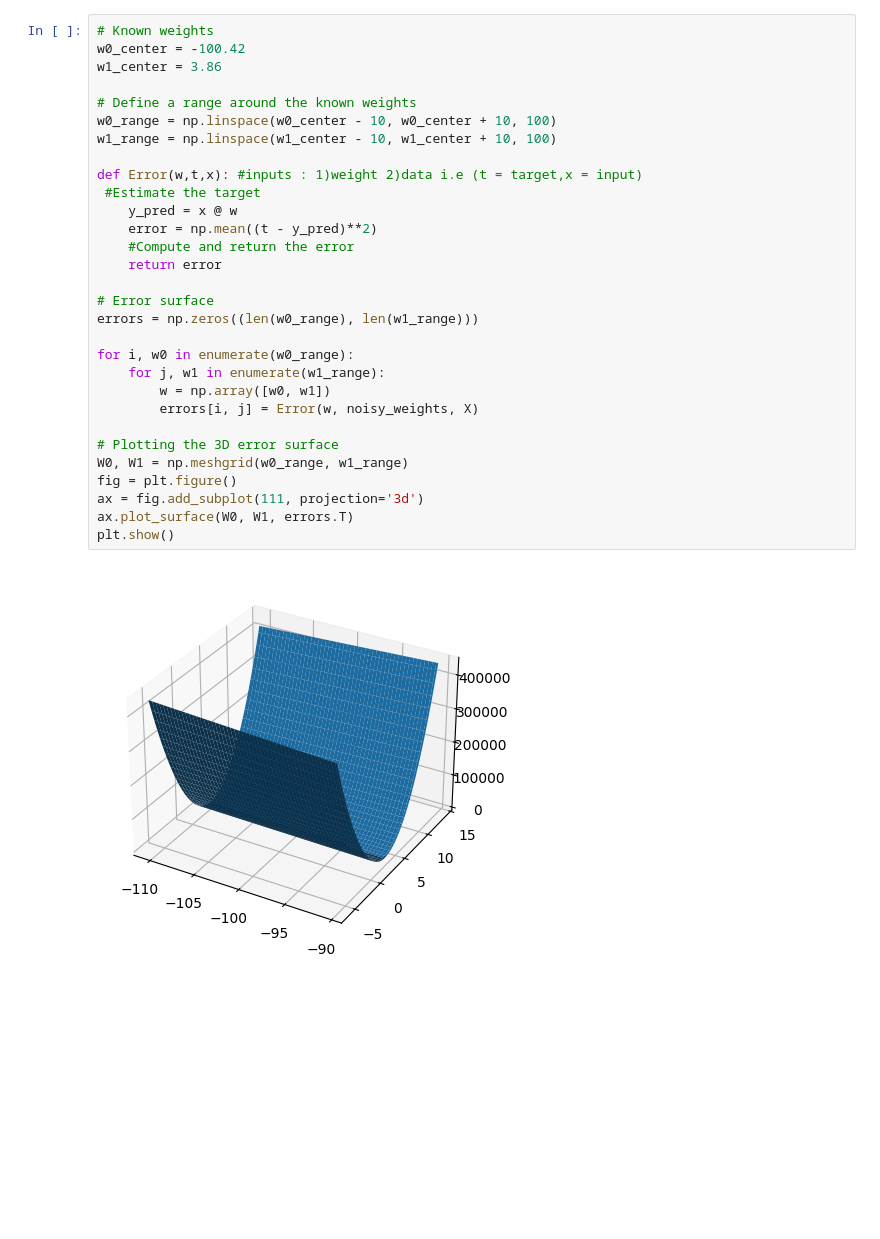
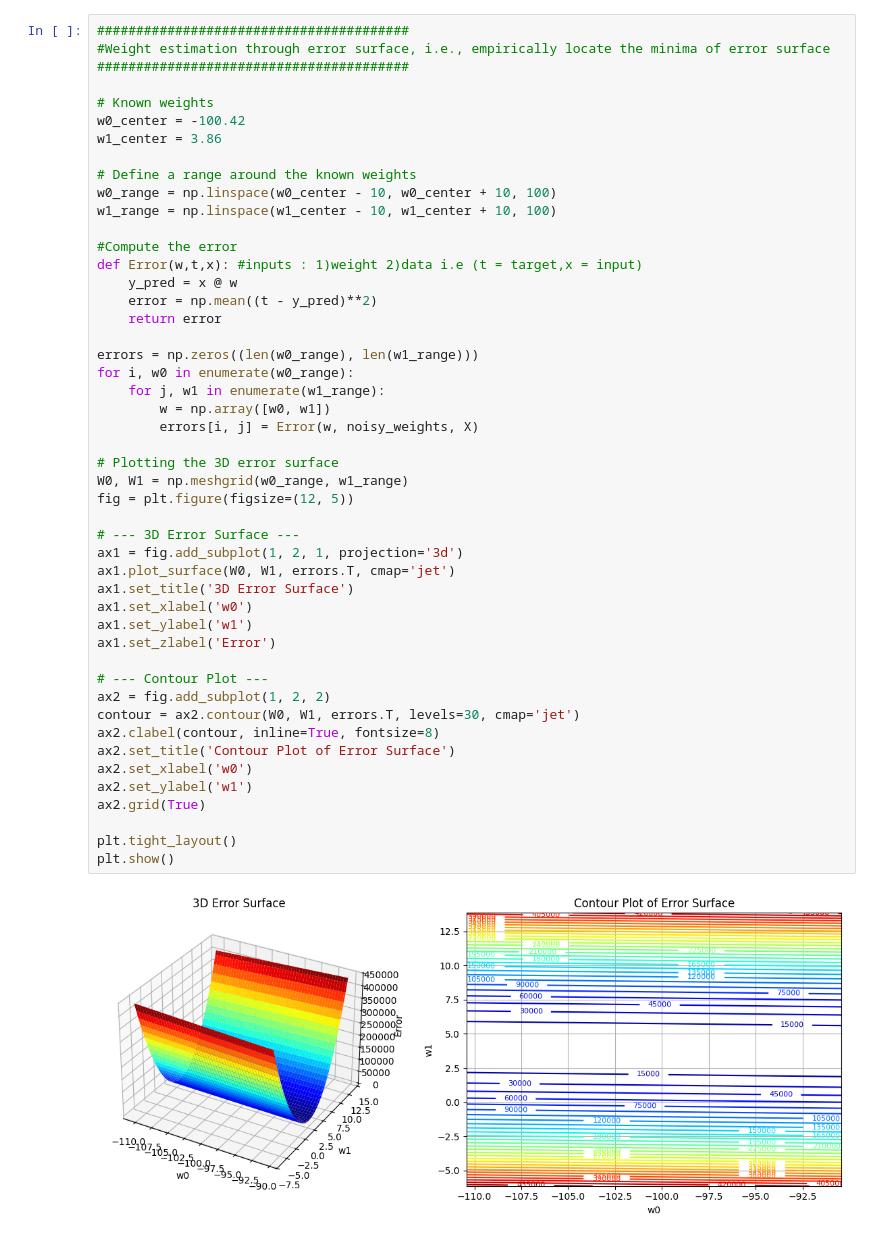
Before and after one commit to bhsh200/jpmc-case-study, a Jupyter notebook: Part1.ipynb, the cells around one changed output. Cells and saved outputs as stored; diff of their text form; blank space fills up the shorter version.

```diff
--- a/Part1.ipynb
+++ b/Part1.ipynb
@@ -65,32 +56,50 @@ plt.show()
 # %%
+########################################
+#Weight estimation through error surface, i.e., empirically locate the minima of error surface
+########################################
+
 # Known weights
 w0_center = -100.42
 w1_center = 3.86
 
 # Define a range around the known weights
 w0_range = np.linspace(w0_center - 10, w0_center + 10, 100)
 w1_range = np.linspace(w1_center - 10, w1_center + 10, 100)
 
+#Compute the error
 def Error(w,t,x): #inputs : 1)weight 2)data i.e (t = target,x = input)
- #Estimate the target
     y_pred = x @ w
     error = np.mean((t - y_pred)**2)
-    #Compute and return the error
     return error
 
-# Error surface
 errors = np.zeros((len(w0_range), len(w1_range)))
-
 for i, w0 in enumerate(w0_range):
     for j, w1 in enumerate(w1_range):
         w = np.array([w0, w1])
         errors[i, j] = Error(w, noisy_weights, X)
 
 # Plotting the 3D error surface
 W0, W1 = np.meshgrid(w0_range, w1_range)
-fig = plt.figure()
-ax = fig.add_subplot(111, projection='3d')
-ax.plot_surface(W0, W1, errors.T)
+fig = plt.figure(figsize=(12, 5))
+
+# --- 3D Error Surface ---
+ax1 = fig.add_subplot(1, 2, 1, projection='3d')
+ax1.plot_surface(W0, W1, errors.T, cmap='jet')
+ax1.set_title('3D Error Surface')
+ax1.set_xlabel('w0')
+ax1.set_ylabel('w1')
+ax1.set_zlabel('Error')
+
+# --- Contour Plot ---
+ax2 = fig.add_subplot(1, 2, 2)
+contour = ax2.contour(W0, W1, errors.T, levels=30, cmap='jet')
+ax2.clabel(contour, inline=True, fontsize=8)
+ax2.set_title('Contour Plot of Error Surface')
+ax2.set_xlabel('w0')
+ax2.set_ylabel('w1')
+ax2.grid(True)
+
+plt.tight_layout()
 plt.show()
 # %% [output]
-[figure, old version]
+[figure, new version]
```
Also changed, not shown: parts of 14 cells of this notebook.
